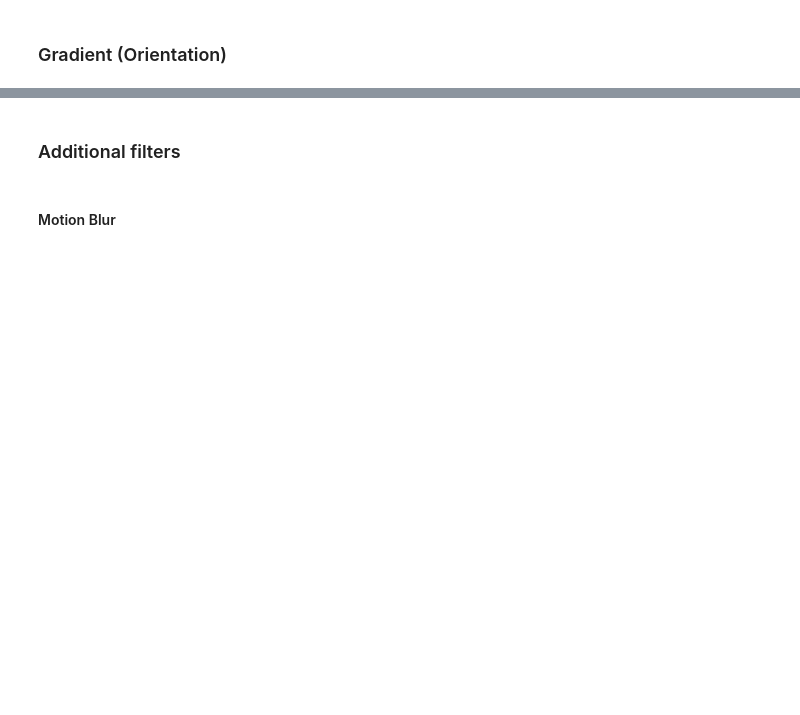
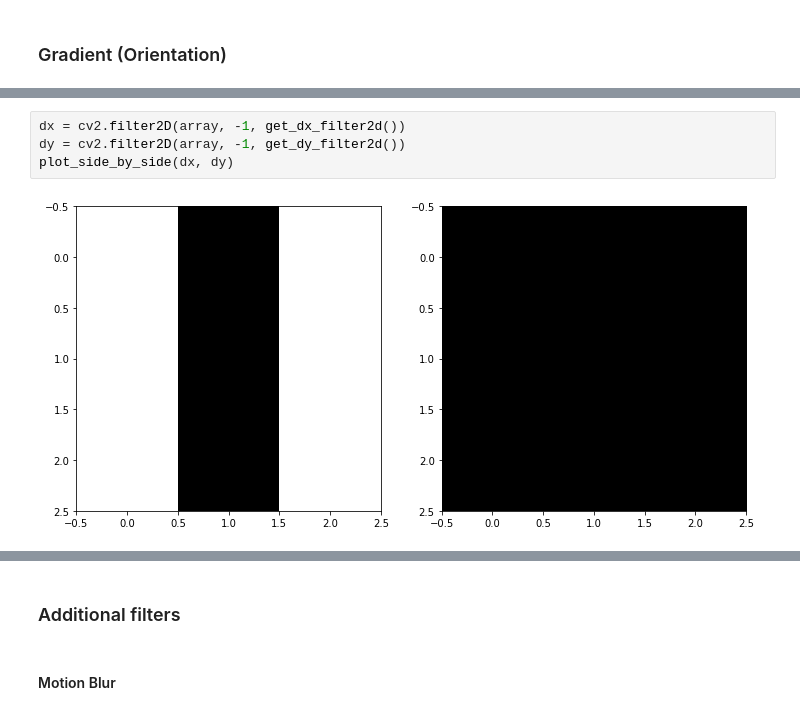
Before and after one commit to jackersson/cv-course-vntu, a Jupyter notebook: image-processing-basics/image_processing_basics.ipynb, the cells around one changed output, grey strips where cells are left out. Cells and saved outputs as stored; diff of their text form; blank space fills up the shorter version.

```diff
--- a/image-processing-basics/image_processing_basics.ipynb
+++ b/image-processing-basics/image_processing_basics.ipynb
@@ -533,0 +551,6 @@ plt.show()
+# %%
+dx = cv2.filter2D(array, -1, get_dx_filter2d())
+dy = cv2.filter2D(array, -1, get_dy_filter2d())
+plot_side_by_side(dx, dy)
+# %% [output]
+[figure, added]
```
Also changed, not shown: parts of 18 cells of this notebook, 3 other files.
